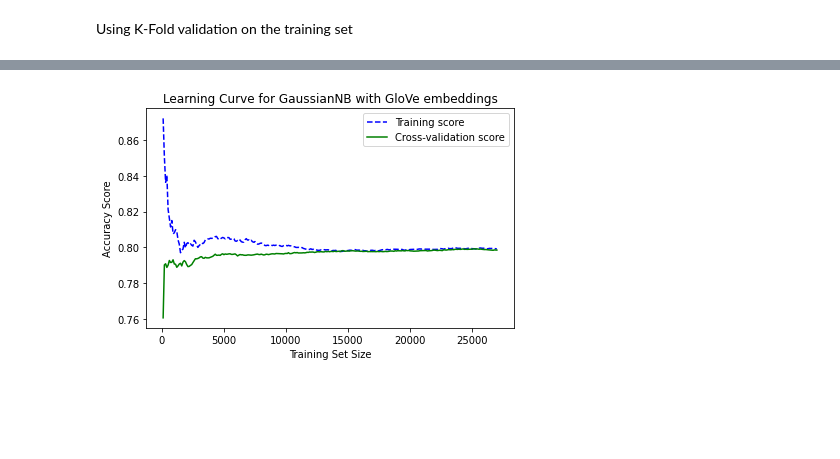
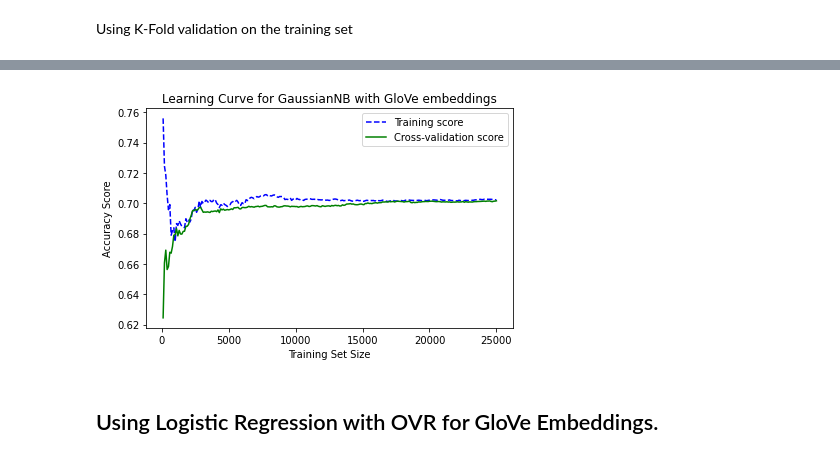
Before and after one commit to vishal19217/CyberBullying_Sentiment_Analysis, a Jupyter notebook: ML_Project_PreProcessing.ipynb, the cells around one changed output, grey strips where cells are left out. Cells and saved outputs as stored; diff of their text form; code cells hidden in the pictures; blank space fills up the shorter version.

```diff
--- a/ML_Project_PreProcessing.ipynb
+++ b/ML_Project_PreProcessing.ipynb
@@ -337,7 +328,7 @@ basic_clean_df.head()
 # %% [markdown]
 Encoding the sentiment column.
 # %%
-basic_clean_df['sentiment'] = basic_clean_df['sentiment'].replace({'religion':0,'age':1,'ethnicity':2,'gender':3,'not_cyberbullying':4})
+basic_clean_df['sentiment'] = basic_clean_df['sentiment'].replace({'religion':0,'age':1,'ethnicity':2,'gender':3,'not_cyberbullying':4, 'other_cyberbullying':5})
 # %% [markdown]
 Word Cloud for religion sentiment
 # %%
@@ -530,7 +530,7 @@ from glove import Corpus, Glove
 
 corpus = Corpus()  # Creating a corpus object that will generate the co-occurence matrix
 corpus.fit(tweet_text, window = 10)  # Training the corpus to generate the co-occurence matrix that will be used by GloVe
-glove = Glove(no_components=500, learning_rate=0.05)  # Creating a glove object that will use the matrix created above to create embeddings
+glove = Glove(no_components=300, learning_rate=0.05)  # Creating a glove object that will use the matrix created above to create embeddings
 glove.fit(corpus.matrix, epochs=30, no_threads=4, verbose=True)  # Training glove to create embeddings
 glove.add_dictionary(corpus.dictionary)  # Adding corpus dictionary to glove dictionary
 glove.save('glove.model')  # Saving the model
@@ -558,7 +558,7 @@ Iterating over stemmed tweets and storing the word embeddings in a list
 word_embeddings = []
 for key, value in basic_clean_df.iterrows():
   words = value['Stemming'].split()
-  embedding = np.zeros(500)
+  embedding = np.zeros(300)
   for j in range(len(words)):  # Iterating over all words in the tweet to calculate mean of GloVe embedding
     embedding += np.array(glove.word_vectors[glove.dictionary[words[j]]])
   embedding = embedding/len(words)
@@ -567,7 +567,7 @@ for key, value in basic_clean_df.iterrows():
 Creating a dataframe for word embeddings and their corresponding sentiment
 # %%
 cols = []
-for i in range(500):
+for i in range(300):
   col_name = "col"+str(i+1)
   cols.append(col_name)
 embeddings_df = pd.DataFrame(word_embeddings, columns = cols)
@@ -964,22 +965,24 @@ Average accuracy obtained on training set= 0.7986808236808237
 # %%
-sizes, training_scores, testing_scores = learning_curve(GaussianNB(), X_train, Y_train, cv=10, scoring='accuracy', train_sizes=np.linspace(100, 27000, 270, dtype=int))
+sizes, training_scores, testing_scores = learning_curve(GaussianNB(), X_train, Y_train, cv=10, scoring='accuracy', train_sizes=np.linspace(100, 25000, 250, dtype=int))
 
 # Mean and Standard Deviation of training scores
 mean_training = np.mean(training_scores, axis=1)
 Standard_Deviation_training = np.std(training_scores, axis=1)
 
 # Mean and Standard Deviation of testing scores
 mean_testing = np.mean(testing_scores, axis=1)
 Standard_Deviation_testing = np.std(testing_scores, axis=1)
 
 # Dotted blue line is for training scores and green line is for cross-validation score
 plt.plot(sizes, mean_training, '--', color="b",  label="Training score")
 plt.plot(sizes, mean_testing, color="g", label="Cross-validation score")
 
 # Drawing plot
 plt.title("Learning Curve for GaussianNB with GloVe embeddings")
 plt.xlabel("Training Set Size"), plt.ylabel("Accuracy Score"), plt.legend(loc="best")
 plt.tight_layout()
 plt.show()
 # %% [output]
-[figure, old version]
+[figure, new version]
+# %% [markdown]
+## Using Logistic Regression with OVR for GloVe Embeddings.
```
Also changed, not shown: parts of 41 cells of this notebook.
